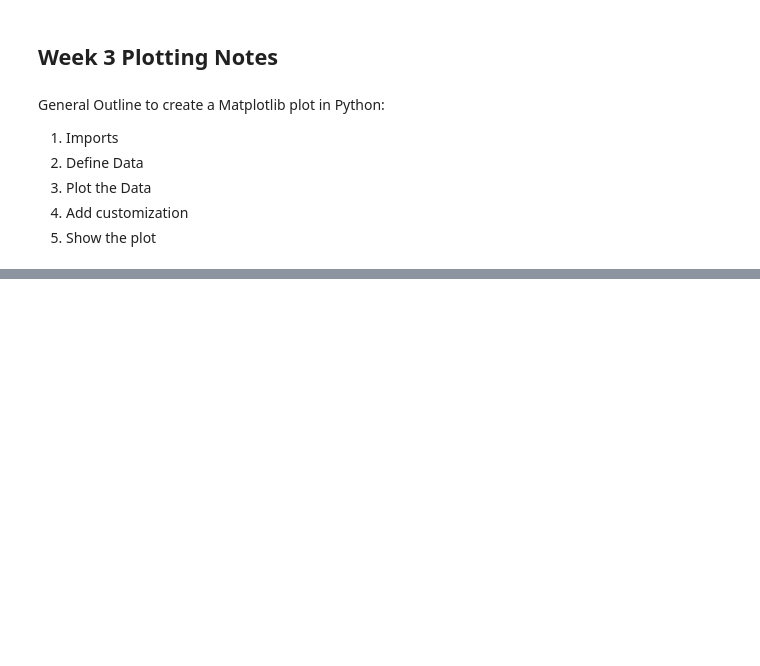
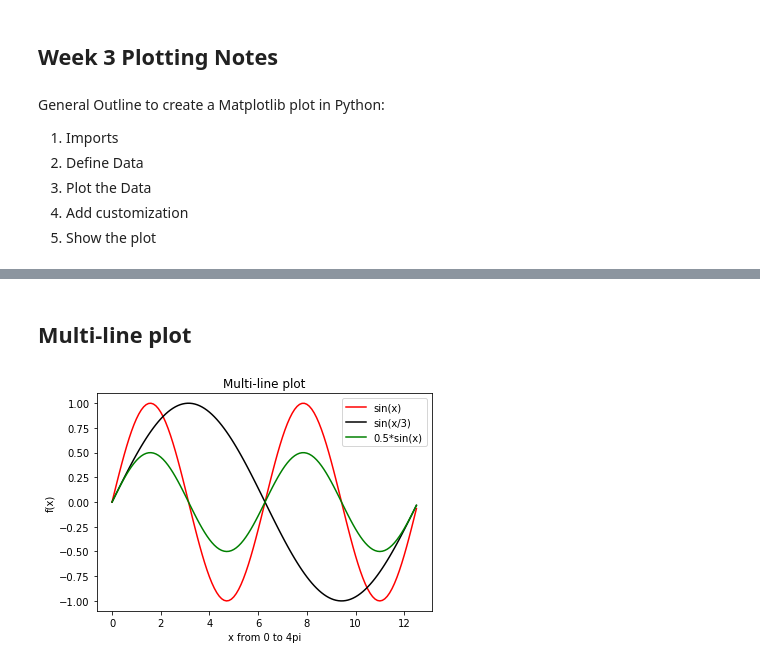
Before and after one commit to ProfessorKazarinoff/ENGR114-2019Q1, a Jupyter notebook: week3_plotting_notes.ipynb, the cells around one changed output, grey strips where cells are left out. Cells and saved outputs as stored; diff of their text form; code cells hidden in the pictures; blank space fills up the shorter version.

```diff
--- a/week3_plotting_notes.ipynb
+++ b/week3_plotting_notes.ipynb
@@ -63,0 +97,31 @@ plt.show()
+# %% [markdown]
+## Multi-line plot
+# %%
+# Imports
+import numpy as np
+import matplotlib.pyplot as plt
+%matplotlib inline
+
+# Data
+x = np.arange(0,np.pi*4,0.1)
+y1 = np.sin(x)
+y2 = np.sin(x/2)
+y3 = 0.5*np.sin(x)
+
+# Plot
+fig, ax = plt.subplots()
+ax.plot(x,y1,'r')
+ax.plot(x,y2,'k')
+ax.plot(x,y3,'g')
+
+# Customize
+ax.set_title('Multi-line plot')
+ax.set_xlabel('x from 0 to 4pi')
+ax.set_ylabel('f(x)')
+ax.legend(['sin(x)','sin(x/3)','0.5*sin(x)'])
+
+# Show the plot and save
+plt.savefig('multi-line_plot.png', dpi=72)
+plt.show()
+# %% [output]
+[figure, added]
```
Also changed, not shown: parts of 15 cells of this notebook, 12 other files.
